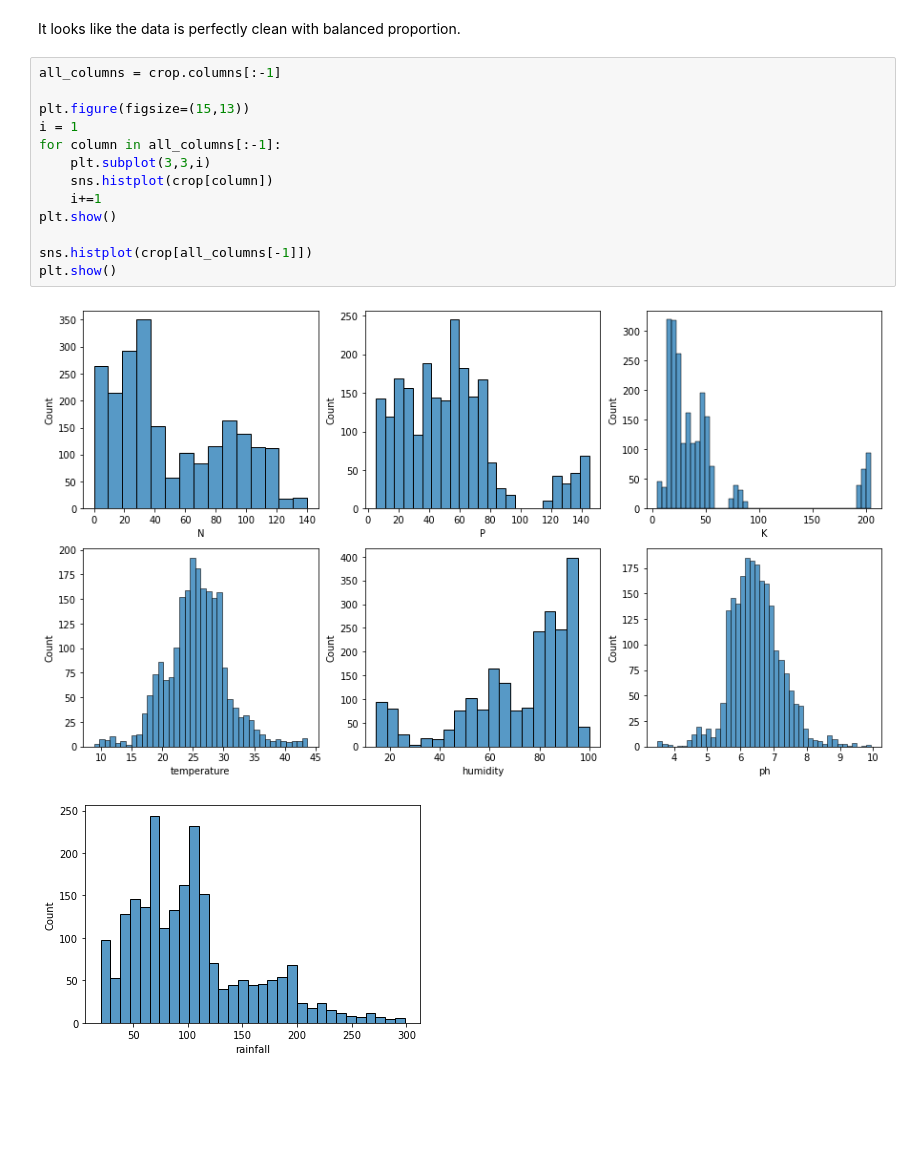
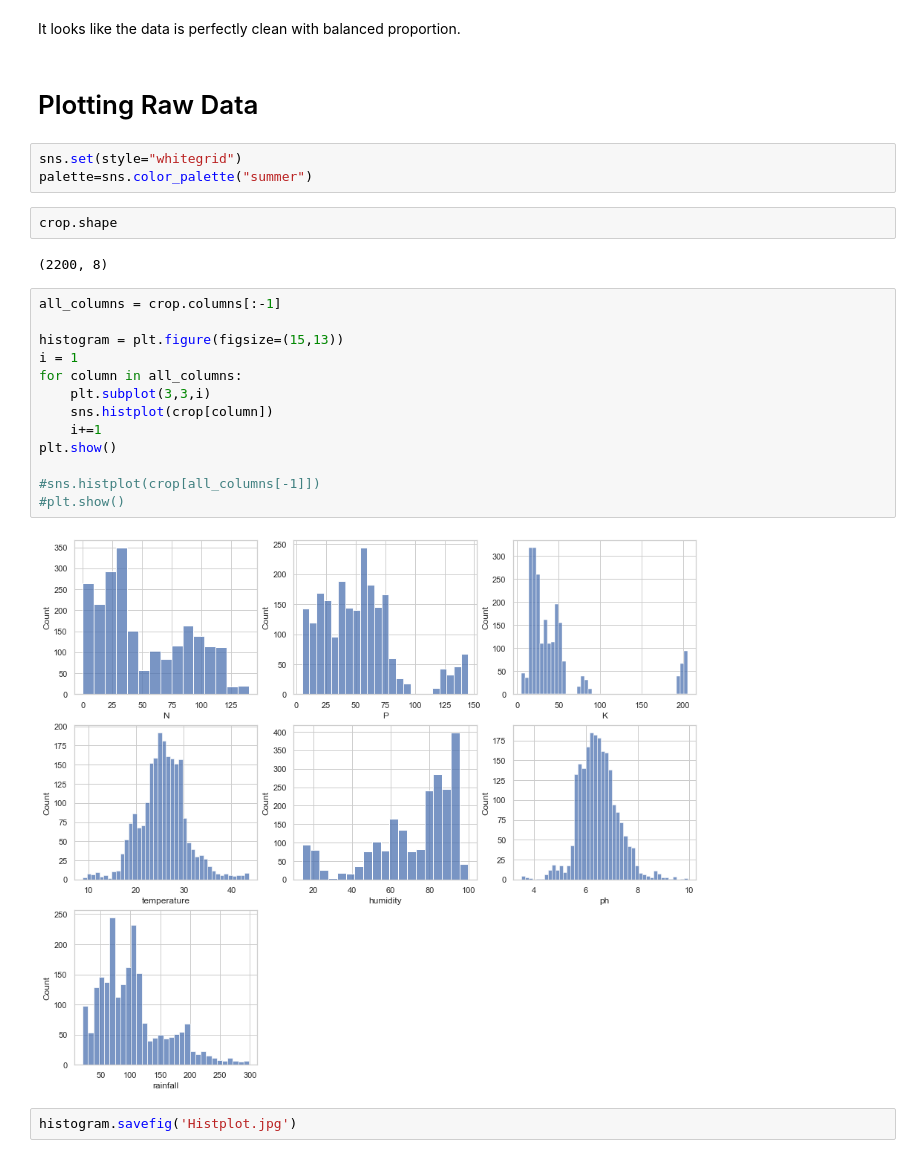
Before and after one commit to Mahnaz-Meem/Mid-Bootcamp-project, a Jupyter notebook: notebooks/main.ipynb, the cells around one changed output. Saved outputs shown, nothing was run; the diff lists cells and outputs as text; blank space fills up the shorter version.

```diff
--- a/notebooks/main.ipynb
+++ b/notebooks/main.ipynb
@@ -106,20 +110,30 @@ Name: crop, dtype: int64
 # %% [markdown]
 It looks like the data is perfectly clean with  balanced proportion.
+# %% [markdown]
+# Plotting Raw Data
+# %%
+sns.set(style="whitegrid")
+palette=sns.color_palette("summer")
+# %%
+crop.shape
+# %% [output]
+(2200, 8)
 # %%
 all_columns = crop.columns[:-1]
 
-plt.figure(figsize=(15,13))
+histogram = plt.figure(figsize=(15,13))
 i = 1
-for column in all_columns[:-1]:
+for column in all_columns:
     plt.subplot(3,3,i)
     sns.histplot(crop[column])
     i+=1
 plt.show()
 
-sns.histplot(crop[all_columns[-1]])
-plt.show()
+#sns.histplot(crop[all_columns[-1]])
+#plt.show()
 # %% [output]
-[figure, old version]
+[figure, new version]
-[figure, removed]
+# %%
+histogram.savefig('Histplot.jpg')
 # %%
 #Correlation matrix
```
Also changed, not shown: parts of 55 cells of this notebook, 22 other files.
